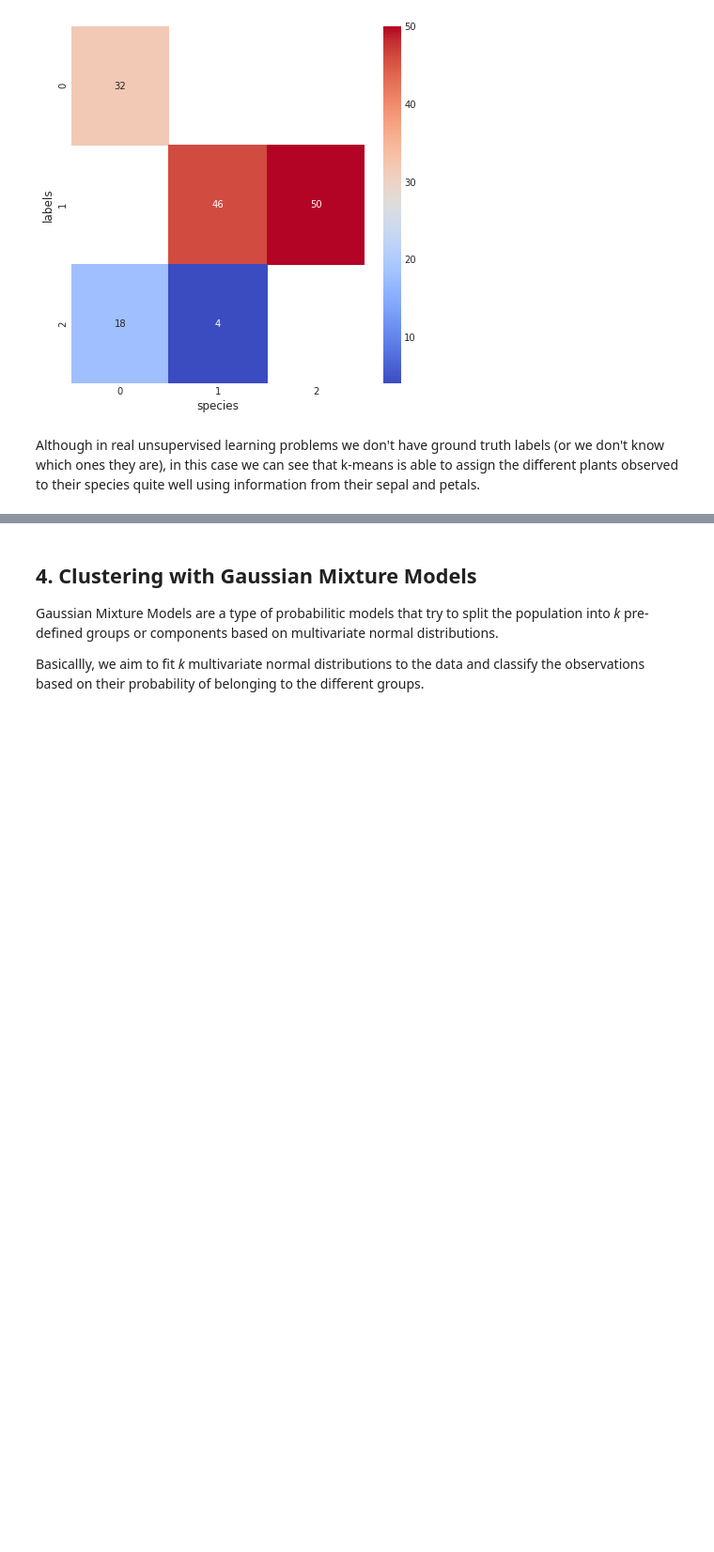
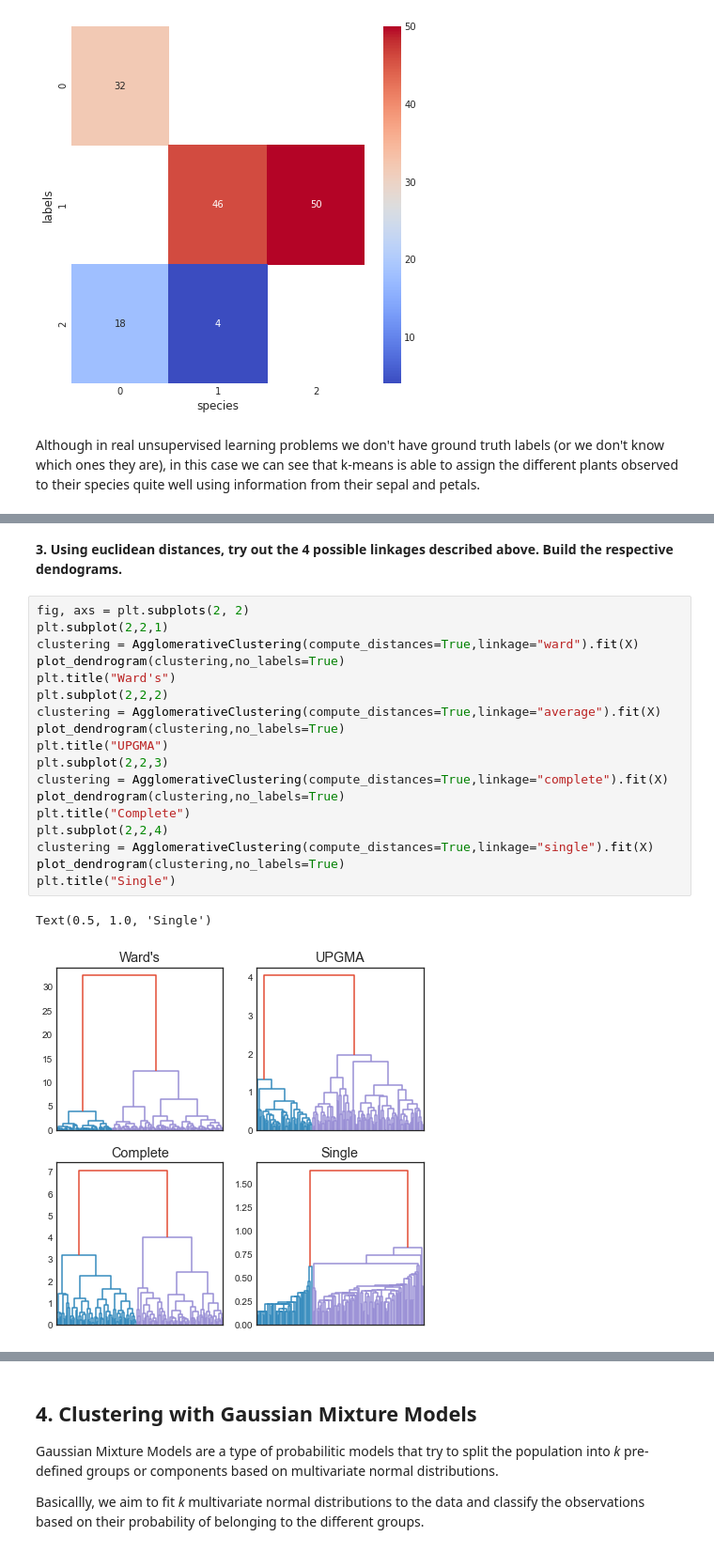
Before and after one commit to IvoLeist/ml_cnag-crg_course, a Jupyter notebook: day3/unsupervised_learning.ipynb, the cells around one changed output, grey strips where cells are left out. Shown at 94% size. Saved outputs shown, nothing was run; the diff lists cells and outputs as text; blank space fills up the shorter version.

```diff
--- a/day3/unsupervised_learning.ipynb
+++ b/day3/unsupervised_learning.ipynb
@@ -338,0 +418,23 @@ $$
+# %% [markdown]
+**3. Using euclidean distances, try out the 4 possible linkages described above. Build the respective dendograms.**
+# %%
+fig, axs = plt.subplots(2, 2)
+plt.subplot(2,2,1)
+clustering = AgglomerativeClustering(compute_distances=True,linkage="ward").fit(X)
+plot_dendrogram(clustering,no_labels=True)
+plt.title("Ward's")
+plt.subplot(2,2,2)
+clustering = AgglomerativeClustering(compute_distances=True,linkage="average").fit(X)
+plot_dendrogram(clustering,no_labels=True)
+plt.title("UPGMA")
+plt.subplot(2,2,3)
+clustering = AgglomerativeClustering(compute_distances=True,linkage="complete").fit(X)
+plot_dendrogram(clustering,no_labels=True)
+plt.title("Complete")
+plt.subplot(2,2,4)
+clustering = AgglomerativeClustering(compute_distances=True,linkage="single").fit(X)
+plot_dendrogram(clustering,no_labels=True)
+plt.title("Single")
+# %% [output]
+Text(0.5, 1.0, 'Single')
+[figure, added]
```
Also changed, not shown: parts of 15 cells of this notebook, 1 other file.
